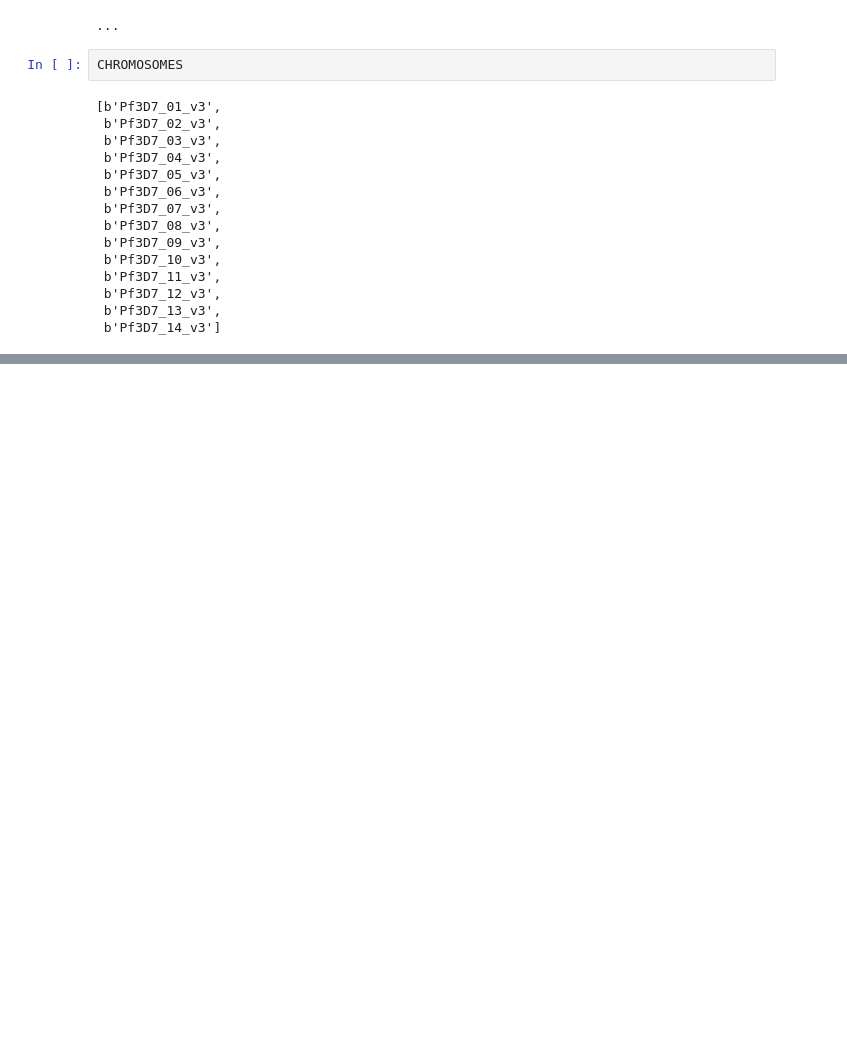
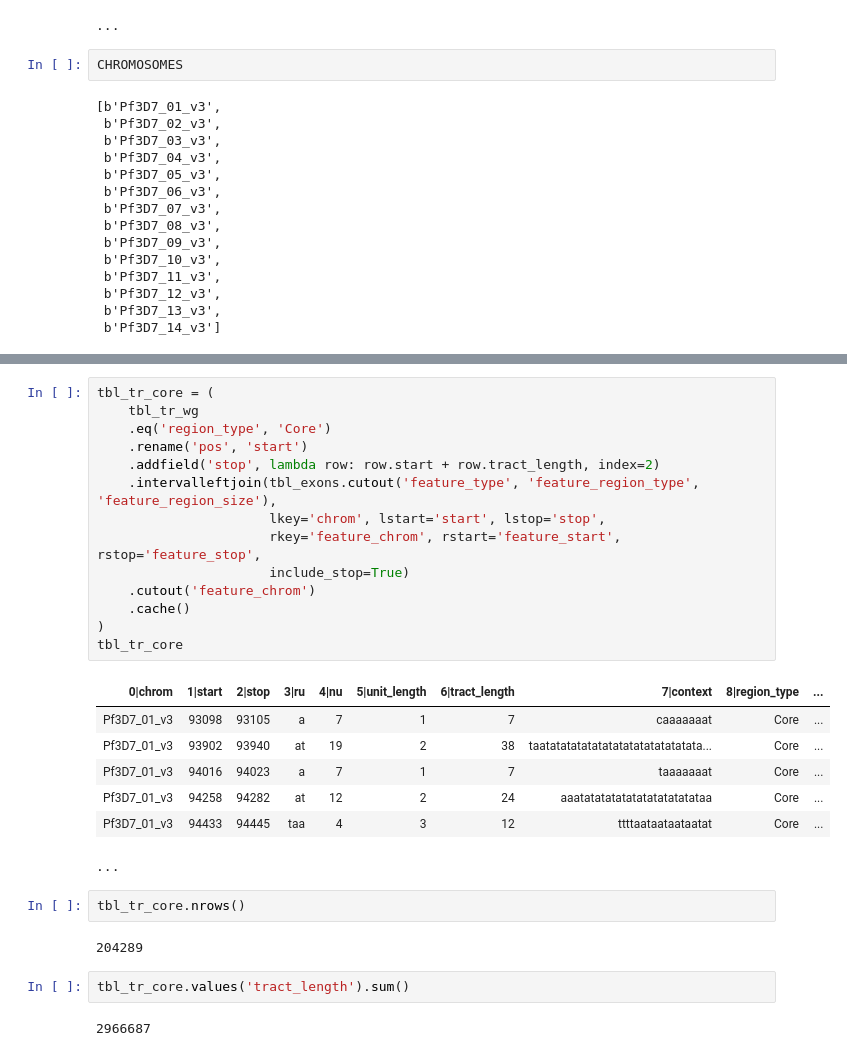
Before and after one commit to wtchg-kwiatkowski/pfx-paper-2015, a Jupyter notebook: supplementary/notebooks/indels_strs.ipynb, the cells around one changed output, grey strips where cells are left out. Drawn from its saved outputs; the diff is of its cells as text; blank space fills up the shorter version.

```diff
--- a/supplementary/notebooks/indels_strs.ipynb
+++ b/supplementary/notebooks/indels_strs.ipynb
@@ -196,0 +213,30 @@ tbl_tr_wg
+# %%
+tbl_tr_core = (
+    tbl_tr_wg
+    .eq('region_type', 'Core')
+    .rename('pos', 'start')
+    .addfield('stop', lambda row: row.start + row.tract_length, index=2)
+    .intervalleftjoin(tbl_exons.cutout('feature_type', 'feature_region_type', 'feature_region_size'),
+                      lkey='chrom', lstart='start', lstop='stop',
+                      rkey='feature_chrom', rstart='feature_start', rstop='feature_stop',
+                      include_stop=True)
+    .cutout('feature_chrom')
+    .cache()
+)
+tbl_tr_core
+# %% [output]
+| 0|chrom | 1|start | 2|stop | 3|ru | 4|nu | 5|unit_length | 6|tract_length | 7|context | 8|region_type | ... |
+| Pf3D7_01_v3 | 93098 | 93105 | a | 7 | 1 | 7 | caaaaaaat | Core | ... |
+| Pf3D7_01_v3 | 93902 | 93940 | at | 19 | 2 | 38 | taatatatatatatatatatatatatatatata... | Core | ... |
+| Pf3D7_01_v3 | 94016 | 94023 | a | 7 | 1 | 7 | taaaaaaat | Core | ... |
+| Pf3D7_01_v3 | 94258 | 94282 | at | 12 | 2 | 24 | aaatatatatatatatatatatatataa | Core | ... |
+| Pf3D7_01_v3 | 94433 | 94445 | taa | 4 | 3 | 12 | ttttaataataataatat | Core | ... |
+...
+# %%
+tbl_tr_core.nrows()
+# %% [output]
+204289
+# %%
+tbl_tr_core.values('tract_length').sum()
+# %% [output]
+2966687
```
Also changed, not shown: parts of 38 cells of this notebook.
